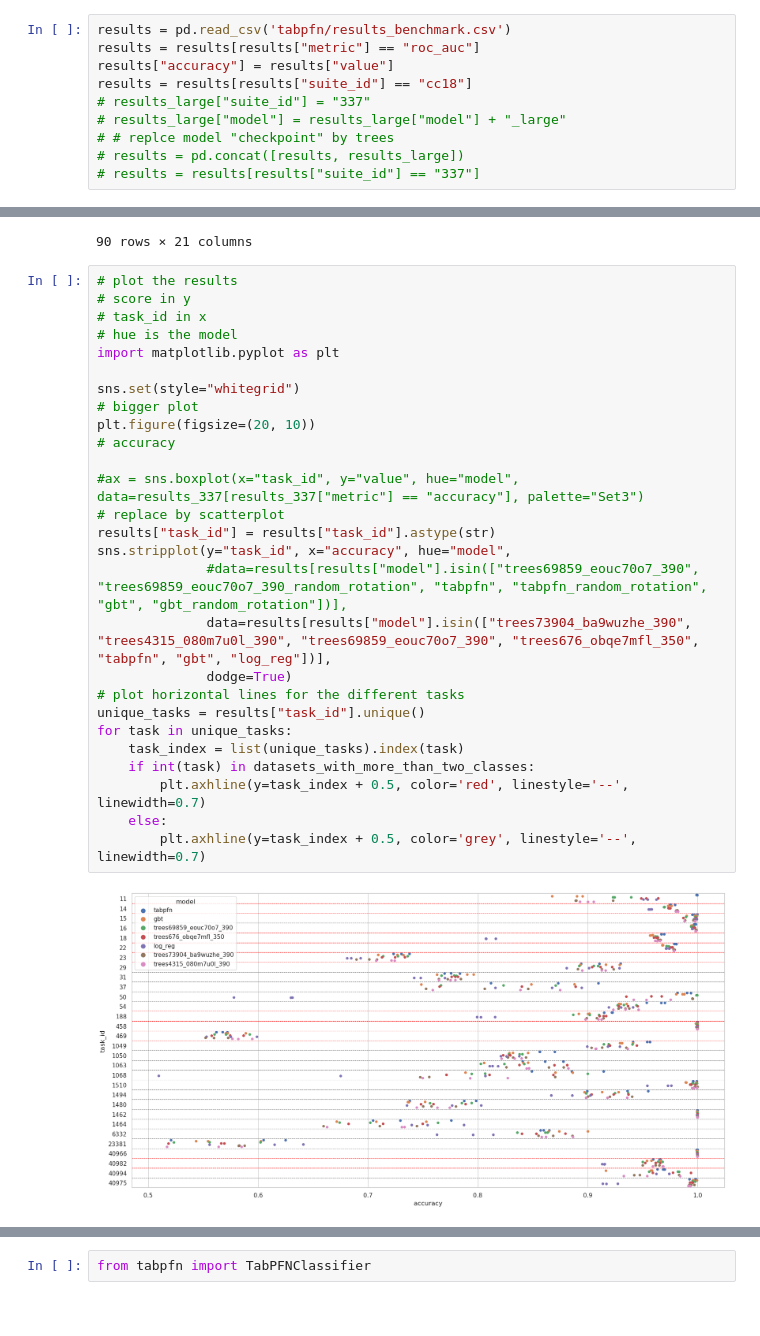
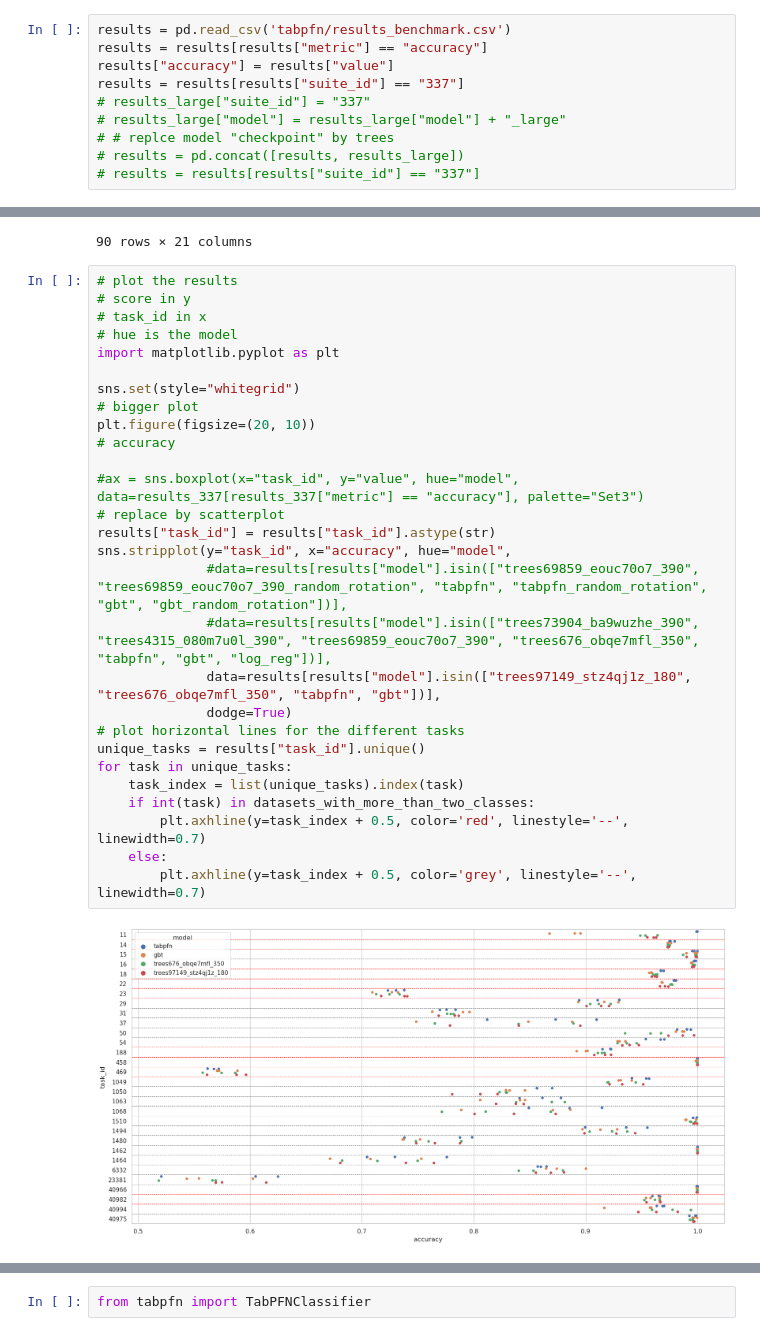
Before and after one commit to LeoGrin/TabPFN, a Jupyter notebook: tabpfn/benchmark_analysis.ipynb, the cells around one changed output, grey strips where cells are left out. Drawn from its saved outputs; the diff is of its cells as text.

```diff
--- a/tabpfn/benchmark_analysis.ipynb
+++ b/tabpfn/benchmark_analysis.ipynb
@@ -22,9 +22,9 @@ array(['Random Forest', 'Gradient Boosting', 'Logistic Regression',
        'trees13368_15'], dtype=object)
 # %%
 results = pd.read_csv('tabpfn/results_benchmark.csv')
-results = results[results["metric"] == "roc_auc"]
+results = results[results["metric"] == "accuracy"]
 results["accuracy"] = results["value"]
-results = results[results["suite_id"] == "cc18"]
+results = results[results["suite_id"] == "337"]
 # results_large["suite_id"] = "337"
 # results_large["model"] = results_large["model"] + "_large"
 # # replce model "checkpoint" by trees
@@ -95,32 +96,33 @@ array(['361055', '361060', '361061', '361062', '361063', '361065',
 # %%
 # plot the results
 # score in y
 # task_id in x
 # hue is the model
 import matplotlib.pyplot as plt
 
 sns.set(style="whitegrid")
 # bigger plot
 plt.figure(figsize=(20, 10))
 # accuracy
 
 #ax = sns.boxplot(x="task_id", y="value", hue="model", data=results_337[results_337["metric"] == "accuracy"], palette="Set3")
 # replace by scatterplot
 results["task_id"] = results["task_id"].astype(str)
 sns.stripplot(y="task_id", x="accuracy", hue="model",
               #data=results[results["model"].isin(["trees69859_eouc70o7_390", "trees69859_eouc70o7_390_random_rotation", "tabpfn", "tabpfn_random_rotation", "gbt", "gbt_random_rotation"])],
-              data=results[results["model"].isin(["trees73904_ba9wuzhe_390", "trees4315_080m7u0l_390", "trees69859_eouc70o7_390", "trees676_obqe7mfl_350", "tabpfn", "gbt", "log_reg"])],
+              #data=results[results["model"].isin(["trees73904_ba9wuzhe_390", "trees4315_080m7u0l_390", "trees69859_eouc70o7_390", "trees676_obqe7mfl_350", "tabpfn", "gbt", "log_reg"])],
+              data=results[results["model"].isin(["trees97149_stz4qj1z_180", "trees676_obqe7mfl_350", "tabpfn", "gbt"])],
               dodge=True)
 # plot horizontal lines for the different tasks
 unique_tasks = results["task_id"].unique()
 for task in unique_tasks:
     task_index = list(unique_tasks).index(task)
     if int(task) in datasets_with_more_than_two_classes:
         plt.axhline(y=task_index + 0.5, color='red', linestyle='--', linewidth=0.7)
     else:
         plt.axhline(y=task_index + 0.5, color='grey', linestyle='--', linewidth=0.7)
 # %% [output]
-[figure, old version]
+[figure, new version]
 # %%
 # Compute mean rank of each model
 #results = results_337[results_337["metric"] == "accuracy"]
```
Also changed, not shown: parts of 3 cells of this notebook, 11 other files.
